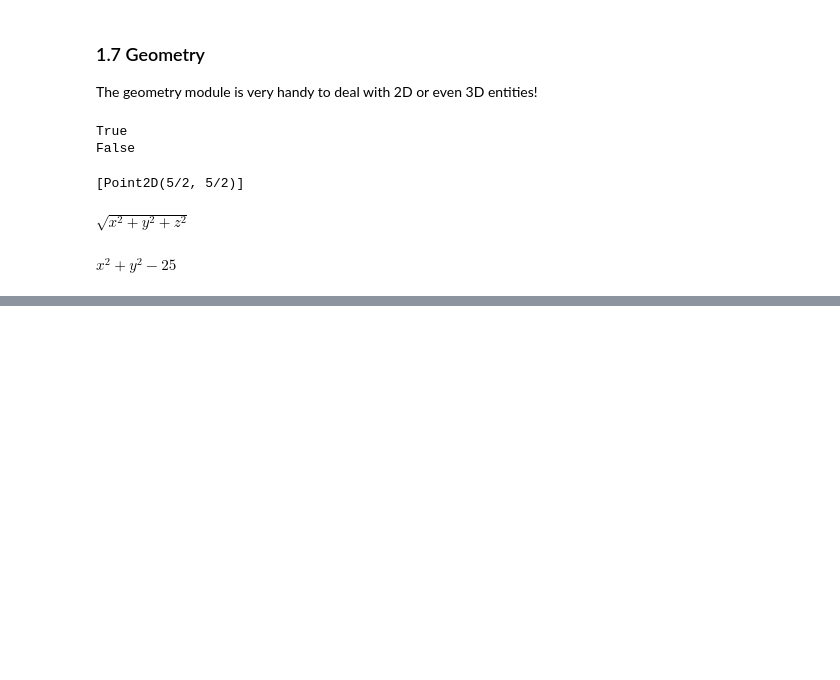
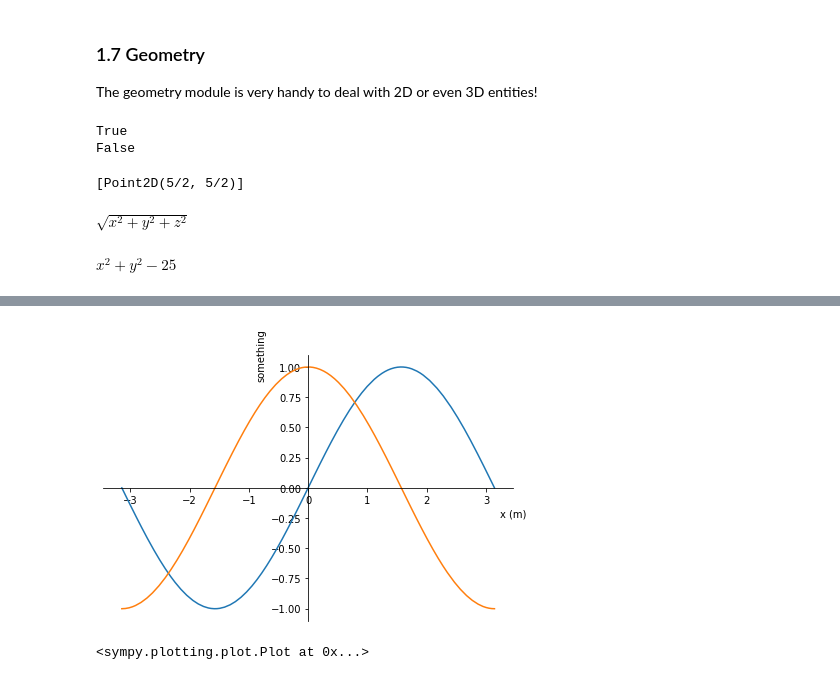
Before and after one commit to xabiercidvidal/USC-FCA, a Jupyter notebook: sympy.ipynb, the cells around one changed output, grey strips where cells are left out. Saved outputs shown, nothing was run; the diff lists cells and outputs as text; code cells hidden in the pictures; blank space fills up the shorter version.

```diff
--- a/sympy.ipynb
+++ b/sympy.ipynb
@@ -322,0 +397,5 @@ $\displaystyle x^{2} + y^{2} - 25$
+# %%
+plot( sin(x),cos(x), (x, -pi, pi),xlabel="x (m)",ylabel="something")
+# %% [output]
+[figure, added]
+<sympy.plotting.plot.Plot at 0x...>
```
Also changed, not shown: parts of 16 cells of this notebook, 1 other file.
